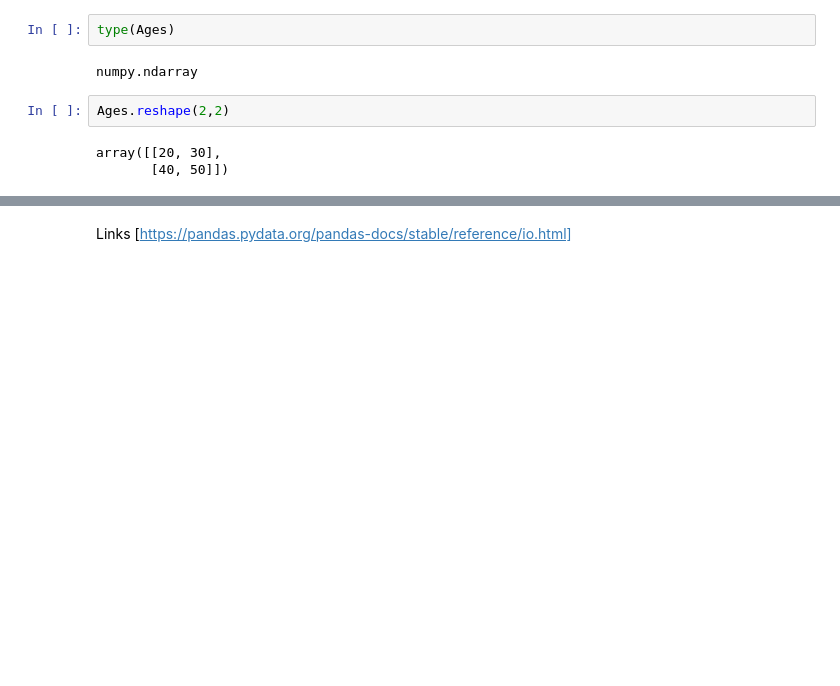
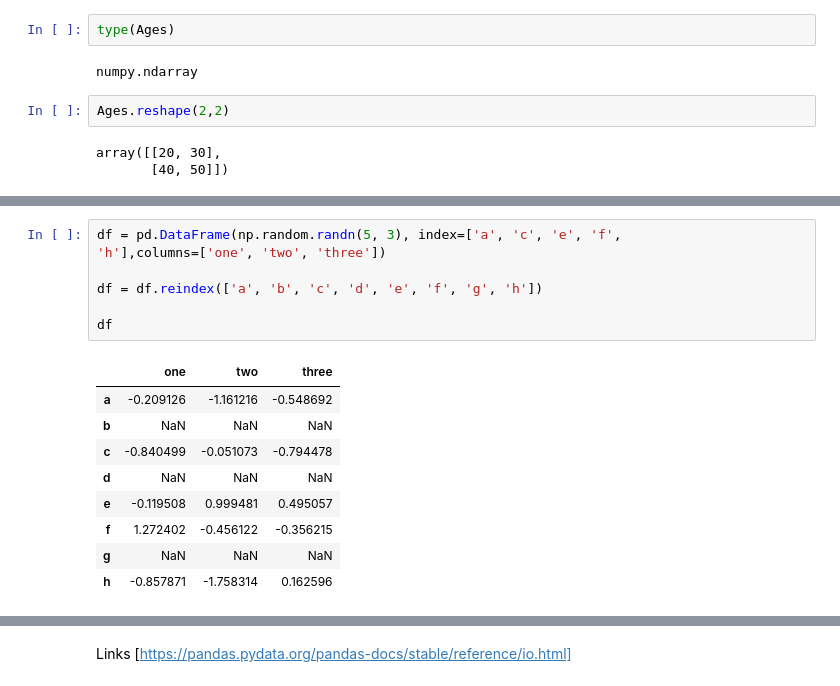
Before and after one commit to NandaCj/data-science-class, a Jupyter notebook: Python/Pandas_Basics.ipynb, the cells around one changed output, grey strips where cells are left out. Saved outputs shown, nothing was run; the diff lists cells and outputs as text; blank space fills up the shorter version.

```diff
--- a/Python/Pandas_Basics.ipynb
+++ b/Python/Pandas_Basics.ipynb
@@ -126,0 +237,17 @@ pd.read_sql("Select * from table_name where col = 1000", connection)
+# %%
+df = pd.DataFrame(np.random.randn(5, 3), index=['a', 'c', 'e', 'f',
+'h'],columns=['one', 'two', 'three'])
+
+df = df.reindex(['a', 'b', 'c', 'd', 'e', 'f', 'g', 'h'])
+
+df
+# %% [output]
+|  | one | two | three |
+| a | -0.209126 | -1.161216 | -0.548692 |
+| b | NaN | NaN | NaN |
+| c | -0.840499 | -0.051073 | -0.794478 |
+| d | NaN | NaN | NaN |
+| e | -0.119508 | 0.999481 | 0.495057 |
+| f | 1.272402 | -0.456122 | -0.356215 |
+| g | NaN | NaN | NaN |
+| h | -0.857871 | -1.758314 | 0.162596 |
```
Also changed, not shown: parts of 17 cells of this notebook.
